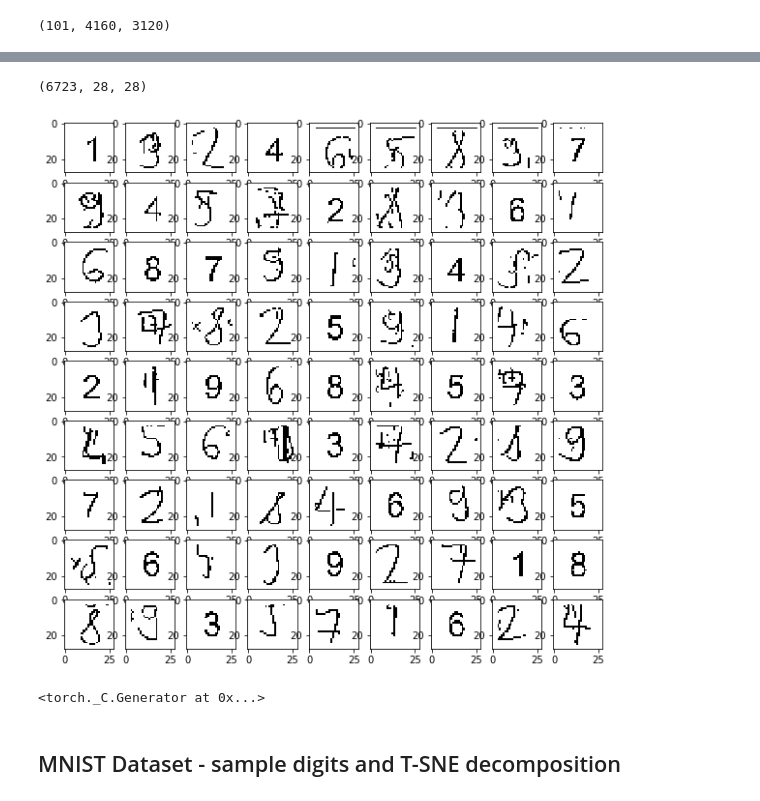
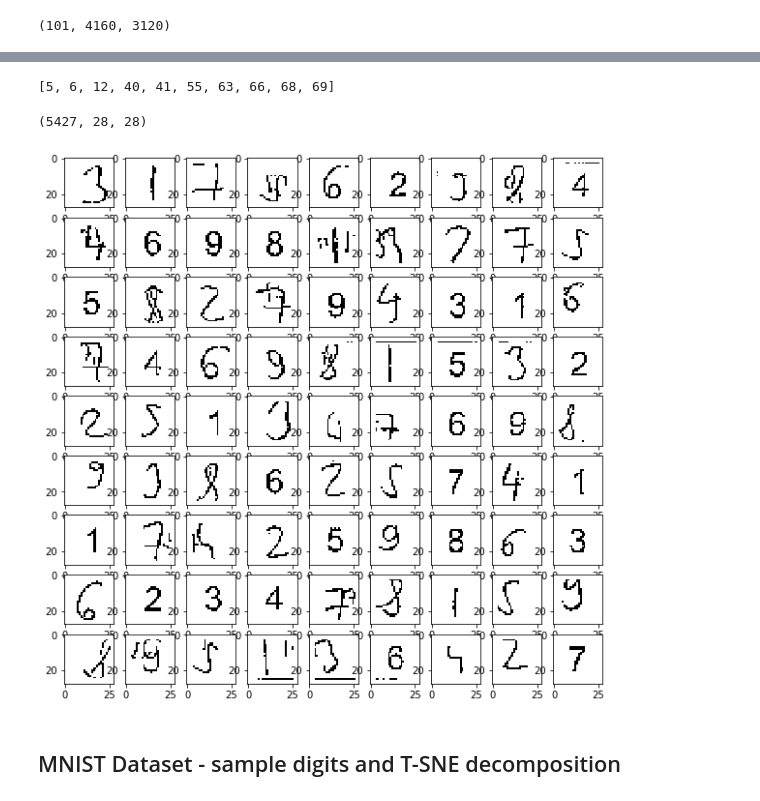
Before and after one commit to iCarrrot/nn_sudoku_project, a Jupyter notebook: Project.ipynb, the cells around one changed output, grey strips where cells are left out. Cells and saved outputs as stored; diff of their text form; code cells hidden in the pictures.

Commit message:
Proper data split, model storing, results presentation

```diff
--- a/Project.ipynb
+++ b/Project.ipynb
@@ -44,5 +44,8 @@ except ModuleNotFoundError:
         from src.net import *
         from src.preprocessing import *
         from src.util import *
+
+from collections import namedtuple
+GridInstance = namedtuple('GridInstace', 'img digits')
 # %% [output]
 Populating the interactive namespace from numpy and matplotlib
@@ -69,0 +89,9 @@ gray_images.shape
+# %%
+errors = []
+for idx, (img, y) in enumerate(zip(deskewed_imgs, desk_img_labels)):
+    if sum(y) != 9 * 45:
+        errors.append(idx)
+        print(idx, np.asarray(y).reshape(9,9))
+        plt.imshow(img, cmap='gray')
+        plt.title(f"{idx}, {sum(y)}")
+        plt.show()
@@ -72,16 +161,0 @@ gray_images.shape
-# %%
-# from src.preprocessing import Deskewing,  split_into_cells, deskew_verify
-ok_ids = [0, 22, 23, 25, 26, 33]
-wrong_ids = [1]
-deskewed_imgs = []
-desk_img_labels = []
-plt.figure(figsize=(20, 20))
-for i in tqdm(range(len(gray_images))):
-    deskewed = Deskewing(gray_images[i])._deskew()
-    plt.subplot(11, 10, i + 1)
-    if i not in ok_ids and (i in wrong_ids or not deskew_verify(deskewed)):
-        plt.imshow(deskewed)
-    else:
-        plt.imshow(deskewed, cmap='gray')
-        deskewed_imgs.append(deskewed)
-        desk_img_labels.append(labels[i])
@@ -90,15 +162,28 @@ for i in tqdm(range(len(gray_images))):
+# %%
+testset_ids = np.hstack([np.random.choice(errors, 7, replace=False), [5, 40, 66]])
+
+testset, trainset = [], []
+for i in range(len(desk_img_labels)):
+    if i in testset_ids:
+        testset.append(GridInstance(img=deskewed_imgs[i], digits=np.asarray(desk_img_labels[i])))
+    else:
+        trainset.append(GridInstance(img=deskewed_imgs[i], digits=np.asarray(desk_img_labels[i])))
+
+print(sorted(testset_ids))
+# %% [output]
+[5, 6, 12, 40, 41, 55, 63, 66, 68, 69]
 # %%
-digits_labels = np.hstack(desk_img_labels)
-digits = np.vstack([split_into_cells(x) for x in deskewed_imgs])
+digits_labels = np.hstack([g.digits for g in trainset])
+digits = np.vstack([split_into_cells(g.img) for g in trainset])
 plt.figure(figsize=(10,10))
 for i in range(81):
     plt.subplot(9, 9, i + 1)
     plt.imshow(digits[i, :, :], cmap='gray', interpolation='none')
 
 digits.shape
 # %% [output]
-(6723, 28, 28)
+(5427, 28, 28)
-[figure, old version]
+[figure, new version]
 # %%
 n_epochs = 3
 batch_size_train = 64
@@ -110,5 +195,18 @@ log_interval = 10
 random_seed = 1
 torch.backends.cudnn.enabled = False
 torch.manual_seed(random_seed)
+
+train_loader = torch.utils.data.DataLoader(
+    torchvision.datasets.MNIST('files/', train=True, download=True,
+        transform=torchvision.transforms.Compose([
+        torchvision.transforms.ToTensor(),
+        torchvision.transforms.Normalize((0.1307,), (0.3081,))
+    ])),
+    batch_size=batch_size_train,
+    shuffle=True)
+
+grid_test_loader, grid_train_loader = get_test_and_train_dataloader(
+    digits,
+    digits_labels,
+    batch_size_test = batch_size_test,
+    device='cuda')
-# %% [output]
-<torch._C.Generator at 0x...>
```
Also changed, not shown: parts of 23 cells of this notebook.
